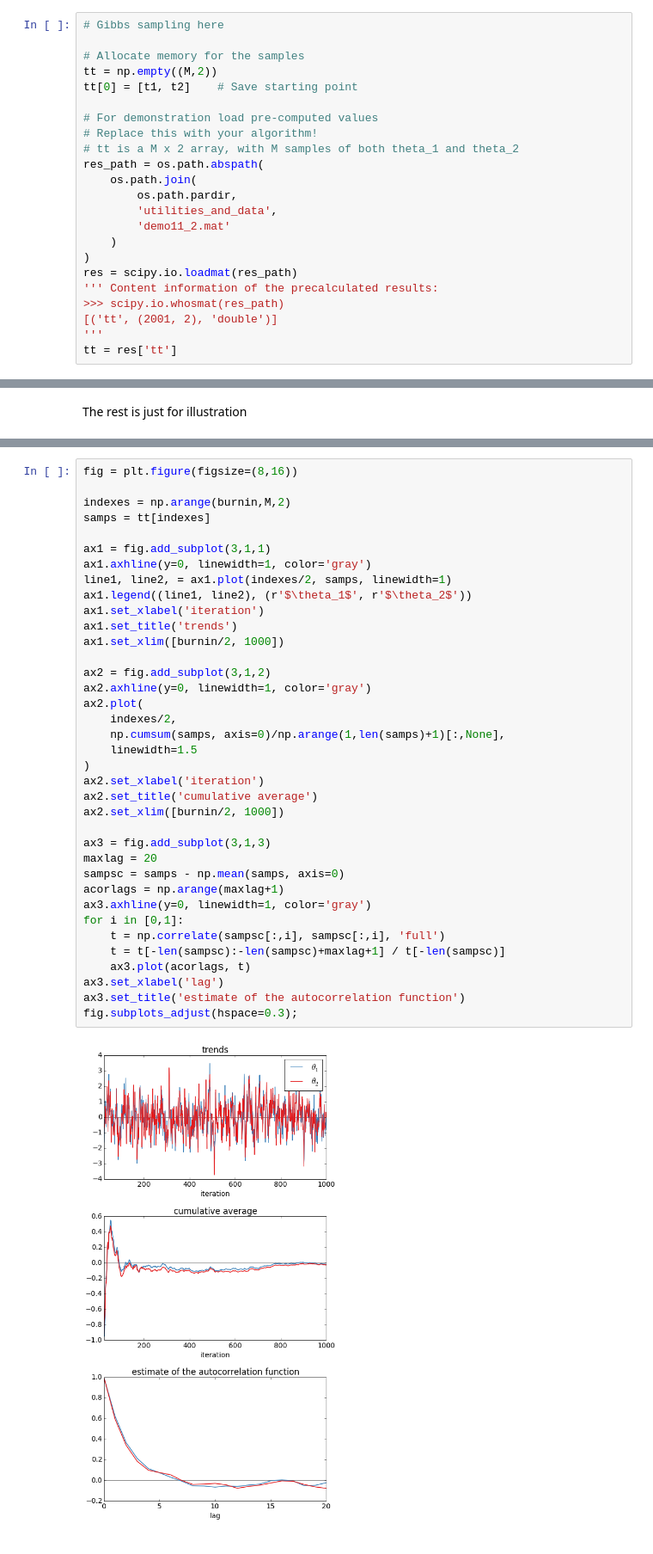
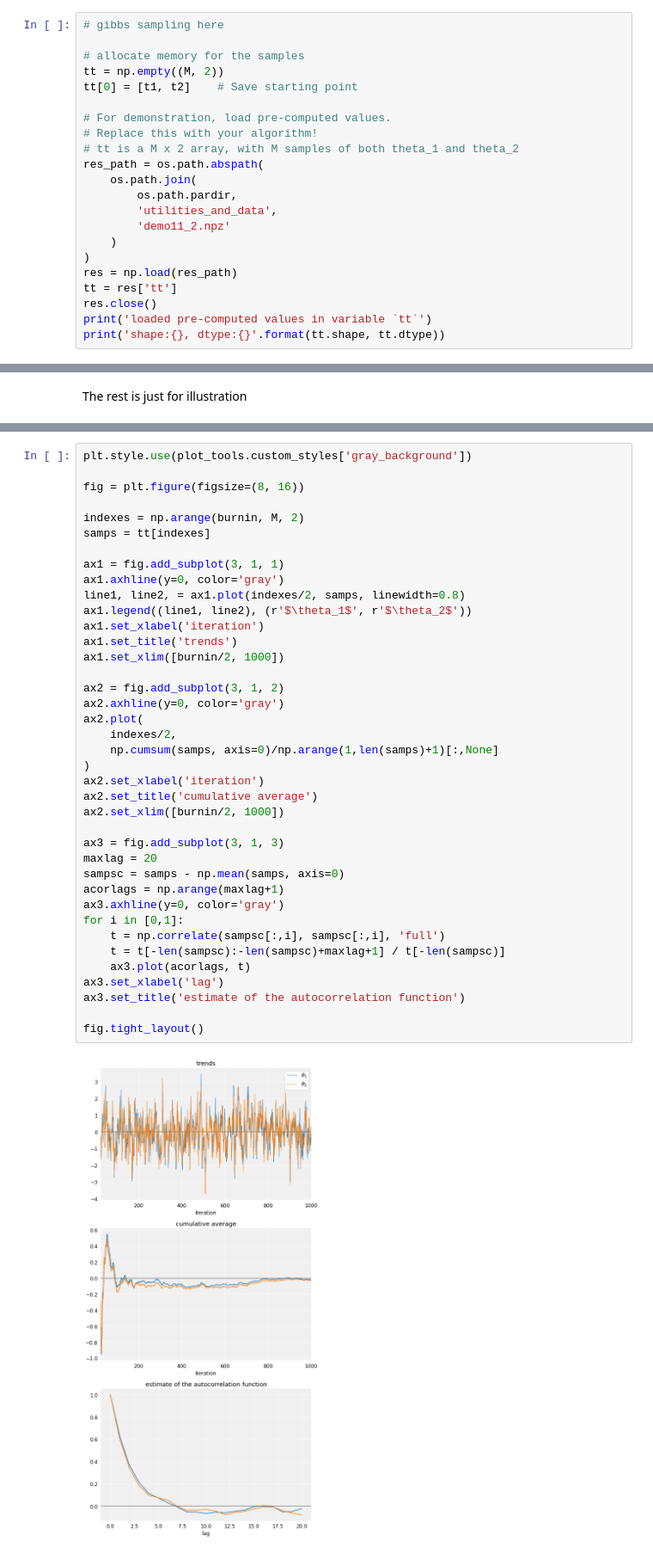
Before and after one commit to avehtari/BDA_py_demos, a Jupyter notebook: demos_ch11/demo11_1.ipynb, the cells around one changed output, grey strips where cells are left out. Shown: that part at 86% size. Drawn from its saved outputs; the diff is of its cells as text.

```diff
--- a/demos_ch11/demo11_1.ipynb
+++ b/demos_ch11/demo11_1.ipynb
@@ -40,25 +40,24 @@ M = 2*1000
 # plots You can implement this also by saving only the final state of complete
 # iteration updating all parameters.
 # %%
-# Gibbs sampling here
+# gibbs sampling here
 
-# Allocate memory for the samples
-tt = np.empty((M,2))
+# allocate memory for the samples
+tt = np.empty((M, 2))
 tt[0] = [t1, t2]    # Save starting point
 
-# For demonstration load pre-computed values
+# For demonstration, load pre-computed values.
 # Replace this with your algorithm!
 # tt is a M x 2 array, with M samples of both theta_1 and theta_2
 res_path = os.path.abspath(
     os.path.join(
         os.path.pardir,
         'utilities_and_data',
-        'demo11_2.mat'
+        'demo11_2.npz'
     )
 )
-res = scipy.io.loadmat(res_path)
-''' Content information of the precalculated results:
->>> scipy.io.whosmat(res_path)
-[('tt', (2001, 2), 'double')]
-'''
+res = np.load(res_path)
 tt = res['tt']
+res.close()
+print('loaded pre-computed values in variable `tt`')
+print('shape:{}, dtype:{}'.format(tt.shape, tt.dtype))
@@ -359,40 +409,42 @@ ax.text(-3.5, 3.5, '950 samples');
 # %%
-fig = plt.figure(figsize=(8,16))
+plt.style.use(plot_tools.custom_styles['gray_background'])
 
-indexes = np.arange(burnin,M,2)
+fig = plt.figure(figsize=(8, 16))
+
+indexes = np.arange(burnin, M, 2)
 samps = tt[indexes]
 
-ax1 = fig.add_subplot(3,1,1)
-ax1.axhline(y=0, linewidth=1, color='gray')
-line1, line2, = ax1.plot(indexes/2, samps, linewidth=1)
+ax1 = fig.add_subplot(3, 1, 1)
+ax1.axhline(y=0, color='gray')
+line1, line2, = ax1.plot(indexes/2, samps, linewidth=0.8)
 ax1.legend((line1, line2), (r'$\theta_1$', r'$\theta_2$'))
 ax1.set_xlabel('iteration')
 ax1.set_title('trends')
 ax1.set_xlim([burnin/2, 1000])
 
-ax2 = fig.add_subplot(3,1,2)
-ax2.axhline(y=0, linewidth=1, color='gray')
+ax2 = fig.add_subplot(3, 1, 2)
+ax2.axhline(y=0, color='gray')
 ax2.plot(
     indexes/2,
-    np.cumsum(samps, axis=0)/np.arange(1,len(samps)+1)[:,None],
-    linewidth=1.5
+    np.cumsum(samps, axis=0)/np.arange(1,len(samps)+1)[:,None]
 )
 ax2.set_xlabel('iteration')
 ax2.set_title('cumulative average')
 ax2.set_xlim([burnin/2, 1000])
 
-ax3 = fig.add_subplot(3,1,3)
+ax3 = fig.add_subplot(3, 1, 3)
 maxlag = 20
 sampsc = samps - np.mean(samps, axis=0)
 acorlags = np.arange(maxlag+1)
-ax3.axhline(y=0, linewidth=1, color='gray')
+ax3.axhline(y=0, color='gray')
 for i in [0,1]:
     t = np.correlate(sampsc[:,i], sampsc[:,i], 'full')
     t = t[-len(sampsc):-len(sampsc)+maxlag+1] / t[-len(sampsc)]
     ax3.plot(acorlags, t)
 ax3.set_xlabel('lag')
 ax3.set_title('estimate of the autocorrelation function')
-fig.subplots_adjust(hspace=0.3);
+
+fig.tight_layout()
 # %% [output]
-[figure, old version]
+[figure, new version]
 # %%
```
Also changed, not shown: parts of 9 cells of this notebook.
